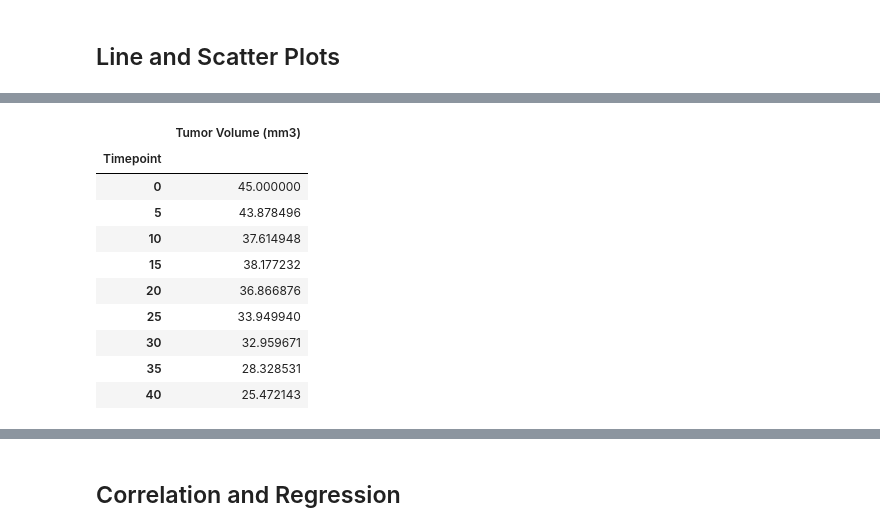
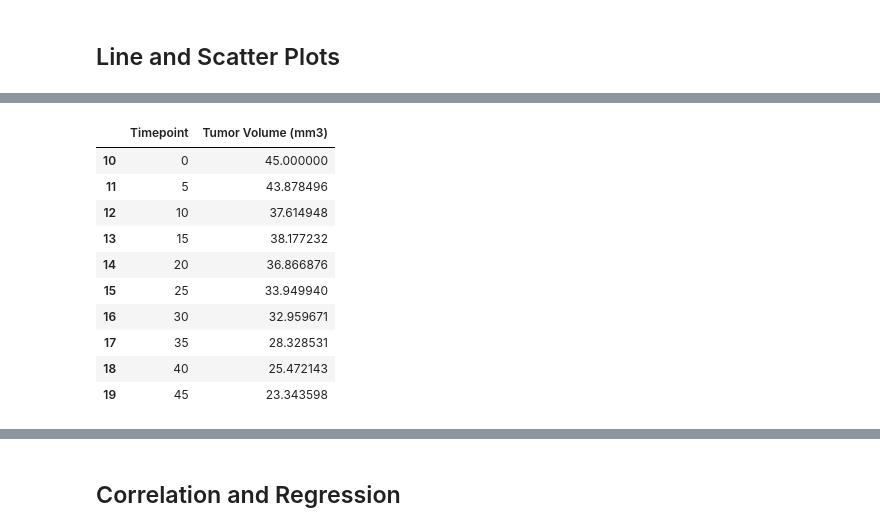
Before and after one commit to Navilongo/Pharmaceutical-Analysis-with-Python, a Jupyter notebook: pymaceuticals.ipynb, the cells around one changed output, grey strips where cells are left out. Saved outputs shown, nothing was run; the diff lists cells and outputs as text; code cells hidden in the pictures.

```diff
--- a/pymaceuticals.ipynb
+++ b/pymaceuticals.ipynb
@@ -357,15 +337,19 @@ isolated_df
-# %%
-time_tumor = isolated_df.set_index('Timepoint')
-time_tumor
-# %% [output]
-|  | Tumor Volume (mm3) |
-| Timepoint |  |
-| 0 | 45.000000 |
-| 5 | 43.878496 |
-| 10 | 37.614948 |
-| 15 | 38.177232 |
-| 20 | 36.866876 |
-| 25 | 33.949940 |
-| 30 | 32.959671 |
-| 35 | 28.328531 |
-| 40 | 25.472143 |
+# %%
+# Choose a mouse that uses Capomulin then create line chart of tumor vs. time
+
+# Isolate Timepoint and Tumor Volume for "S185"
+
+isolated_df = clean_mouse_df.iloc[10:20, 5:7]
+isolated_df
+# %% [output]
+|  | Timepoint | Tumor Volume (mm3) |
+| 10 | 0 | 45.000000 |
+| 11 | 5 | 43.878496 |
+| 12 | 10 | 37.614948 |
+| 13 | 15 | 38.177232 |
+| 14 | 20 | 36.866876 |
+| 15 | 25 | 33.949940 |
+| 16 | 30 | 32.959671 |
+| 17 | 35 | 28.328531 |
+| 18 | 40 | 25.472143 |
+| 19 | 45 | 23.343598 |
```
Also changed, not shown: parts of 8 cells of this notebook.
